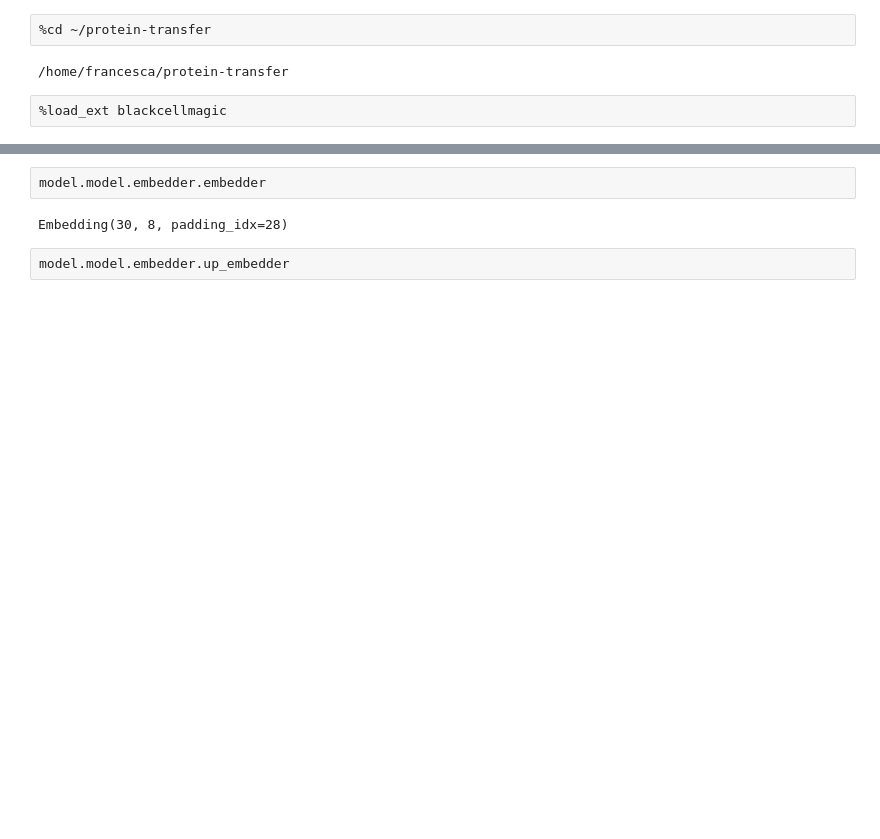
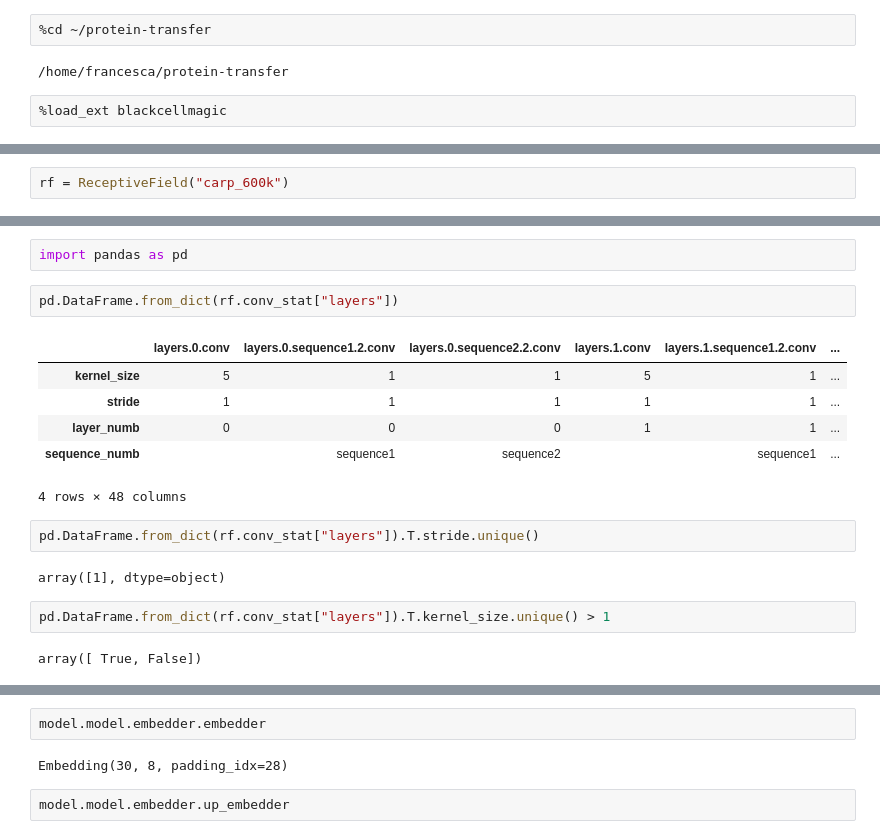
Before and after one commit to microsoft/protein-transfer, a Jupyter notebook: sandbox/carp_receptivefield.ipynb, the cells around one changed output, grey strips where cells are left out. Saved outputs shown, nothing was run; the diff lists cells and outputs as text; blank space fills up the shorter version.

```diff
--- a/sandbox/carp_receptivefield.ipynb
+++ b/sandbox/carp_receptivefield.ipynb
@@ -25,0 +191,2 @@ from receptivefield.pytorch import PytorchReceptiveField
+# %%
+rf = ReceptiveField("carp_600k")
@@ -25,0 +277,19 @@ from receptivefield.pytorch import PytorchReceptiveField
+# %%
+import pandas as pd
+# %%
+pd.DataFrame.from_dict(rf.conv_stat["layers"])
+# %% [output]
+|  | layers.0.conv | layers.0.sequence1.2.conv | layers.0.sequence2.2.conv | layers.1.conv | layers.1.sequence1.2.conv | ... |
+| kernel_size | 5 | 1 | 1 | 5 | 1 | ... |
+| stride | 1 | 1 | 1 | 1 | 1 | ... |
+| layer_numb | 0 | 0 | 0 | 1 | 1 | ... |
+| sequence_numb |  | sequence1 | sequence2 |  | sequence1 | ... |
+4 rows × 48 columns
+# %%
+pd.DataFrame.from_dict(rf.conv_stat["layers"]).T.stride.unique()
+# %% [output]
+array([1], dtype=object)
+# %%
+pd.DataFrame.from_dict(rf.conv_stat["layers"]).T.kernel_size.unique() > 1
+# %% [output]
+array([ True, False])
```
Also changed, not shown: parts of 23 cells of this notebook, 1 other file.
